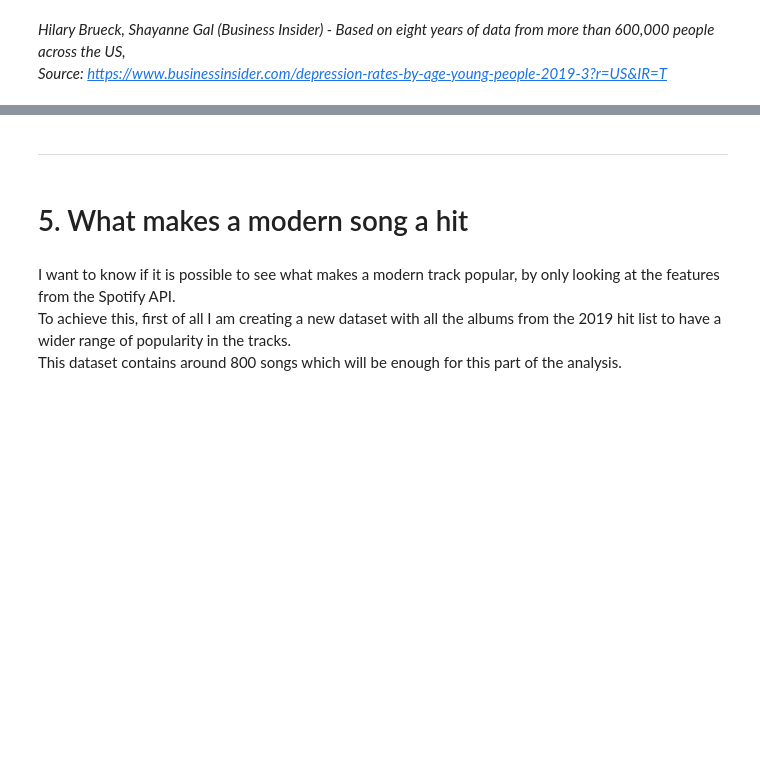
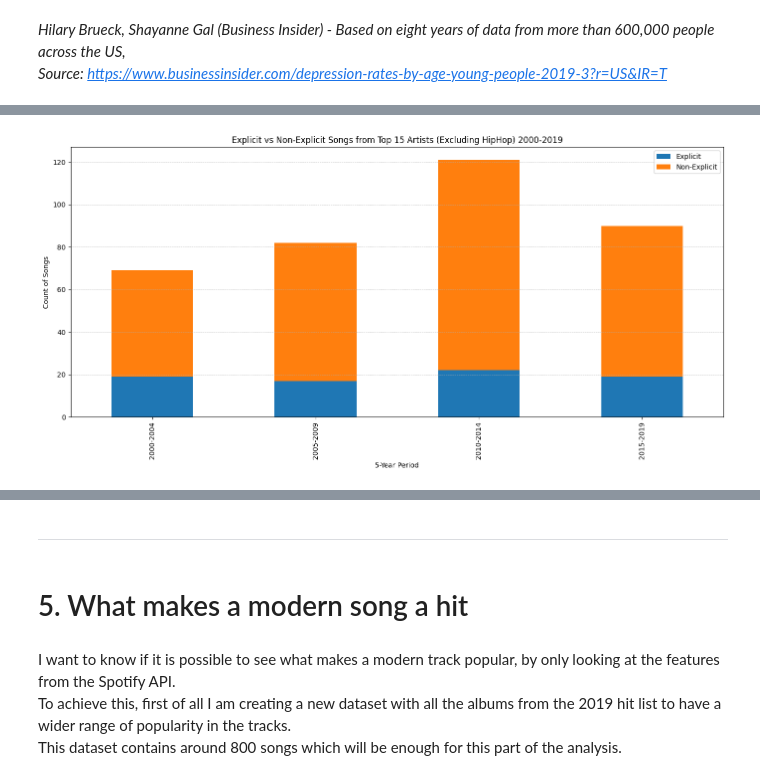
Before and after one commit to joelbit33/hit-songs-analysis, a Jupyter notebook: analysis/analysis.ipynb, the cells around one changed output, grey strips where cells are left out. Saved outputs shown, nothing was run; the diff lists cells and outputs as text; code cells hidden in the pictures; blank space fills up the shorter version.

```diff
--- a/analysis/analysis.ipynb
+++ b/analysis/analysis.ipynb
@@ -410,0 +411,59 @@ Before the 90s, explicit content in songs was uncommon. The rise after the 90s c
+# %%
+# filter for years 2000 to 2019
+year_filter_2015_2019 = df[df['year'].between(2015, 2019)]
+year_filter_2010_2014 = df[df['year'].between(2010, 2014)]
+year_filter_2005_2009 = df[df['year'].between(2005, 2009)]
+year_filter_2000_2004 = df[df['year'].between(2000, 2004)]
+
+# count occurrences for each artist
+top_artist_counts_2015_2019 = year_filter_2015_2019['artist'].value_counts()
+top_artist_counts_2010_2014 = year_filter_2010_2014['artist'].value_counts()
+top_artist_counts_2005_2009 = year_filter_2005_2009['artist'].value_counts()
+top_artist_counts_2000_2004 = year_filter_2000_2004['artist'].value_counts()
+
+# get top 15 artists
+top_15_artists_2015_2019 = top_artist_counts_2015_2019.head(15)
+top_15_artists_2010_2014 = top_artist_counts_2010_2014.head(15)
+top_15_artists_2005_2009 = top_artist_counts_2005_2009.head(15)
+top_15_artists_2000_2004 = top_artist_counts_2000_2004.head(15)
+# %%
+# list of hiphop artists
+hiphop_artists = ["Eminem", "USHER", "Outkast", "JAY-Z", "Kanye West", "Akon", "Drake", "Post Malone", "Kendrick Lamar"]
+
+# get explicit and non explicit counts for a given set of artists and time frame
+def get_explicit_nonexplicit_counts_excluding_hiphop(year_filter, artist_list):
+    # exclude hip-hop artists
+    non_hiphop_artist_list = [artist for artist in artist_list if artist not in hiphop_artists]
+
+    # get counts
+    filtered_artists = year_filter[year_filter['artist'].isin(non_hiphop_artist_list)]
+    explicit_count = filtered_artists['explicit'].sum()
+    nonexplicit_count = len(filtered_artists) - explicit_count
+    return explicit_count, nonexplicit_count
+
+# calculate the explicit and nonexplicit counts for each time frame excluding hiphop artists
+counts_non_hiphop_corrected = {
+    '2000-2004': get_explicit_nonexplicit_counts_excluding_hiphop(year_filter_2000_2004, top_15_artists_2000_2004.index),
+    '2005-2009': get_explicit_nonexplicit_counts_excluding_hiphop(year_filter_2005_2009, top_15_artists_2005_2009.index),
+    '2010-2014': get_explicit_nonexplicit_counts_excluding_hiphop(year_filter_2010_2014, top_15_artists_2010_2014.index),
+    '2015-2019': get_explicit_nonexplicit_counts_excluding_hiphop(year_filter_2015_2019, top_15_artists_2015_2019.index)
+}
+
+# convert to dataframe for viz
+counts_df_corrected = pd.DataFrame(counts_non_hiphop_corrected, index=['Explicit', 'Non-Explicit']).T
+
+
+counts_df_corrected.plot(kind='bar', stacked=True, figsize=(14, 7))
+
+
+plt.title('Explicit vs Non-Explicit Songs from Top 15 Artists (Excluding HipHop) 2000-2019')
+plt.ylabel('Count of Songs')
+plt.xlabel('5-Year Period')
+plt.grid(True, which='both', axis='y', linestyle='--', linewidth=0.5)
+plt.legend()
+
+
+plt.tight_layout()
+plt.show()
+# %% [output]
+[figure, added]
```
Also changed, not shown: parts of 28 cells of this notebook, 2 other files.
